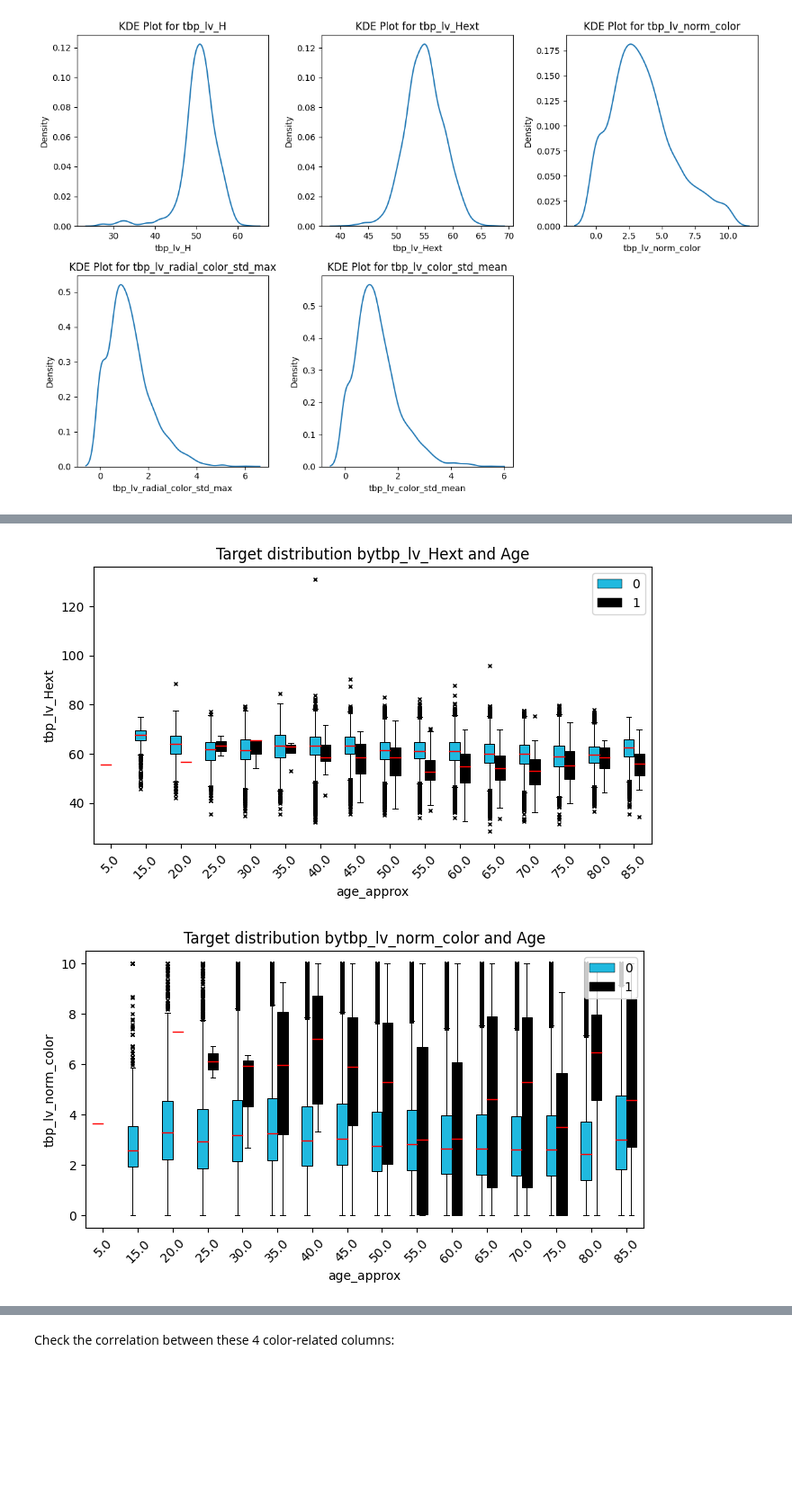
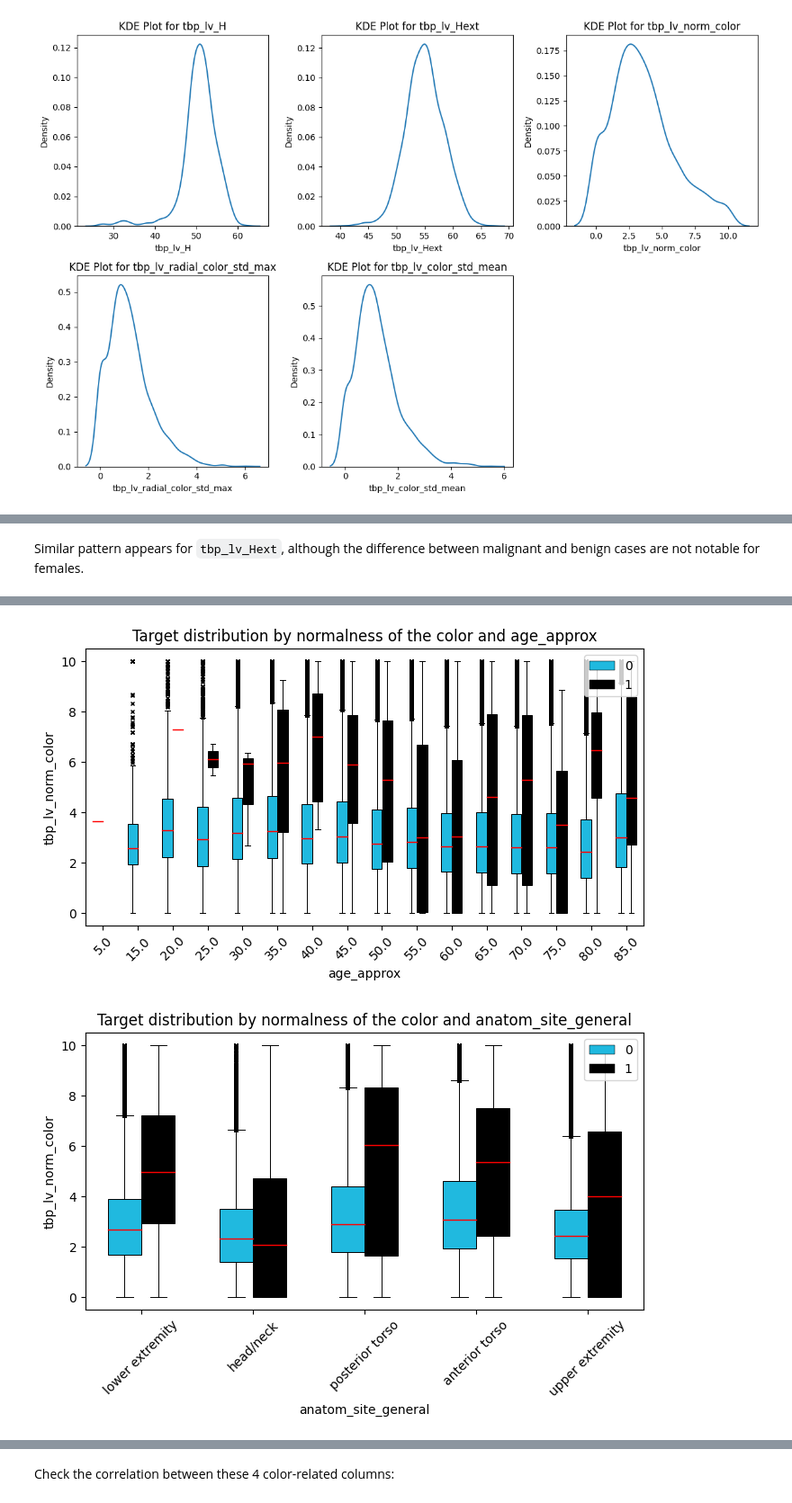
Before and after one commit to JinghanChen99/Kaggle-Skin-Cancer, a Jupyter notebook: load_data.ipynb, the cells around one changed output, grey strips where cells are left out. Shown at 90% size. Drawn from its saved outputs; the diff is of its cells as text; code cells hidden in the pictures; blank space fills up the shorter version.

```diff
--- a/load_data.ipynb
+++ b/load_data.ipynb
@@ -681,0 +684,7 @@ plt.show()
+# %%
+f_x = 'target'
+f_y = 'tbp_lv_H'
+splits = ['sex', 'age_approx', 'anatom_site_general']
+
+for split in splits:
+    box_distr(train_metadata, f_x, f_y, split, 'Target distribution by hue of the lesion and ' + str(split),  'upper right')
@@ -682,8 +697,8 @@ plt.show()
 # %%
 f_x = 'target'
-f_y = ['tbp_lv_H', 'tbp_lv_Hext', 'tbp_lv_norm_color', 'tbp_lv_radial_color_std_max', 'tbp_lv_color_std_mean']
-split = 'sex'
+f_y = 'tbp_lv_Hext'
+splits = ['sex', 'age_approx', 'anatom_site_general']
 
-for f_y in f_y:
-    box_distr(train_metadata, f_x, f_y, split, 'Target distribution by' + str(f_y) + ' and Sex',  'upper right')
+for split in splits:
+    box_distr(train_metadata, f_x, f_y, split, 'Target distribution by hue outside lesion and ' + str(split),  'upper right')
 # %% [output]
@@ -695,8 +708,10 @@ for f_y in f_y:
+# %% [markdown]
+Similar pattern appears for `tbp_lv_Hext`, although the difference between malignant and benign cases are not notable for females.
 # %%
 f_x = 'target'
-f_y = ['tbp_lv_H', 'tbp_lv_Hext', 'tbp_lv_norm_color', 'tbp_lv_radial_color_std_max', 'tbp_lv_color_std_mean']
-split = 'age_approx'
+f_y = 'tbp_lv_norm_color'
+splits = ['sex', 'age_approx', 'anatom_site_general']
 
-for f_y in f_y:
-    box_distr(train_metadata, f_x, f_y, split, 'Target distribution by' + str(f_y) + ' and Age',  'upper right')
+for split in splits:
+    box_distr(train_metadata, f_x, f_y, split, 'Target distribution by normalness of the color and ' + str(split),  'upper right')
 # %% [output]
@@ -704,2 +719,2 @@ for f_y in f_y:
-[figure, old version]
+[figure, new version]
-[figure, old version]
+[figure, new version]
```
Also changed, not shown: parts of 8 cells of this notebook, 1 other file.
